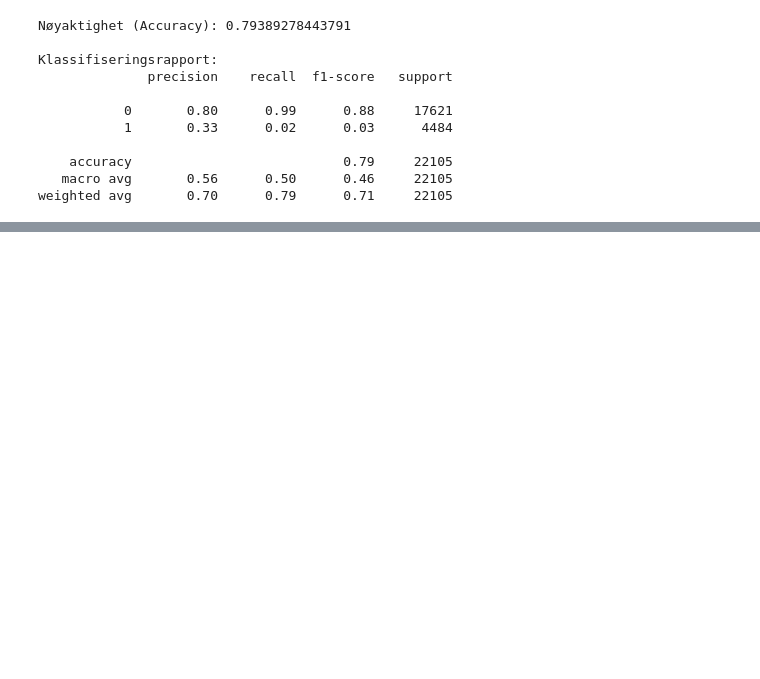
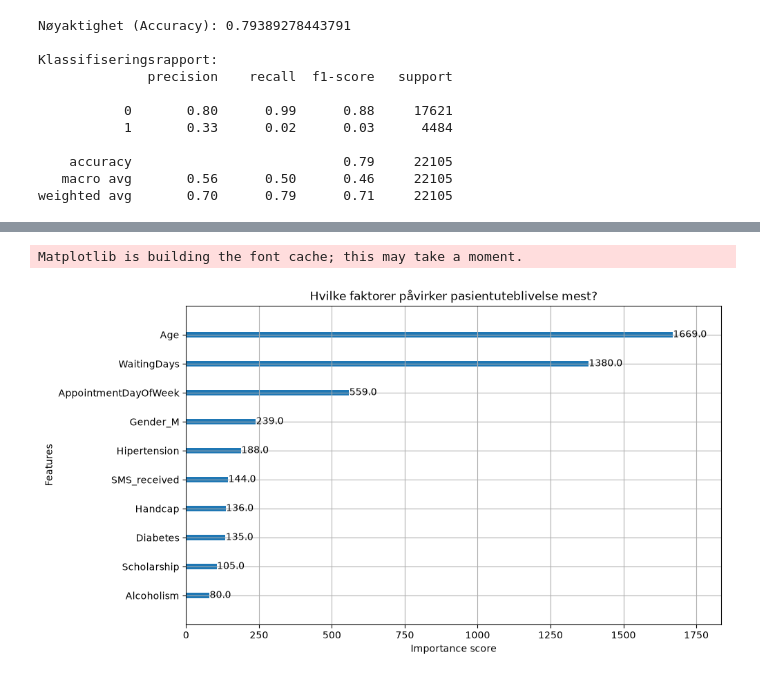
Before and after one commit to iversenmorten/IT6119-Prediksjon-Uteblivelse, a Jupyter notebook: notebooks/01_innlesing.ipynb, the cells around one changed output, grey strips where cells are left out. Saved outputs shown, nothing was run; the diff lists cells and outputs as text; code cells hidden in the pictures; blank space fills up the shorter version.

Commit message:
Lagt til XGBoost med håndtering av ubalanserte data og feature importance

```diff
--- a/notebooks/01_innlesing.ipynb
+++ b/notebooks/01_innlesing.ipynb
@@ -159,3 +159,23 @@ Klassifiseringsrapport:
     accuracy                           0.79     22105
    macro avg       0.56      0.50      0.46     22105
 weighted avg       0.70      0.79      0.71     22105
+# %%
+import xgboost as xgb
+from sklearn.metrics import classification_report, accuracy_score
+
+# 1. Regn ut ubalansen (hvor mange flere som møter opp vs. uteblir)
+forholdstall = len(y_train[y_train == 0]) / len(y_train[y_train == 1])
+
+# 2. Opprett XGBoost-modellen og be den prioritere uteblivelsene (klasse 1)
+xgb_model = xgb.XGBClassifier(scale_pos_weight=forholdstall, random_state=42)
+
+# 3. Tren modellen på treningsdataene
+xgb_model.fit(X_train, y_train)
+
+# 4. Prediker på testdataene
+y_pred_xgb = xgb_model.predict(X_test)
+
+# 5. Sammenlign resultatene med forrige modell
+print("Nøyaktighet (Accuracy) XGBoost:", accuracy_score(y_test, y_pred_xgb))
+print("\nKlassifiseringsrapport XGBoost:")
+print(classification_report(y_test, y_pred_xgb))
@@ -161,0 +194,13 @@ weighted avg       0.70      0.79      0.71     22105
+# %%
+import matplotlib.pyplot as plt
+
+# Juster størrelsen på figuren
+plt.figure(figsize=(10, 6))
+
+# Plot de viktigste egenskapene (features) i XGBoost-modellen
+xgb.plot_importance(xgb_model, importance_type='weight', max_num_features=10, ax=plt.gca())
+plt.title('Hvilke faktorer påvirker pasientuteblivelse mest?')
+plt.show()
+# %% [output]
+Matplotlib is building the font cache; this may take a moment.
+[figure, added]
```
Also changed, not shown: parts of 1 cell of this notebook.
